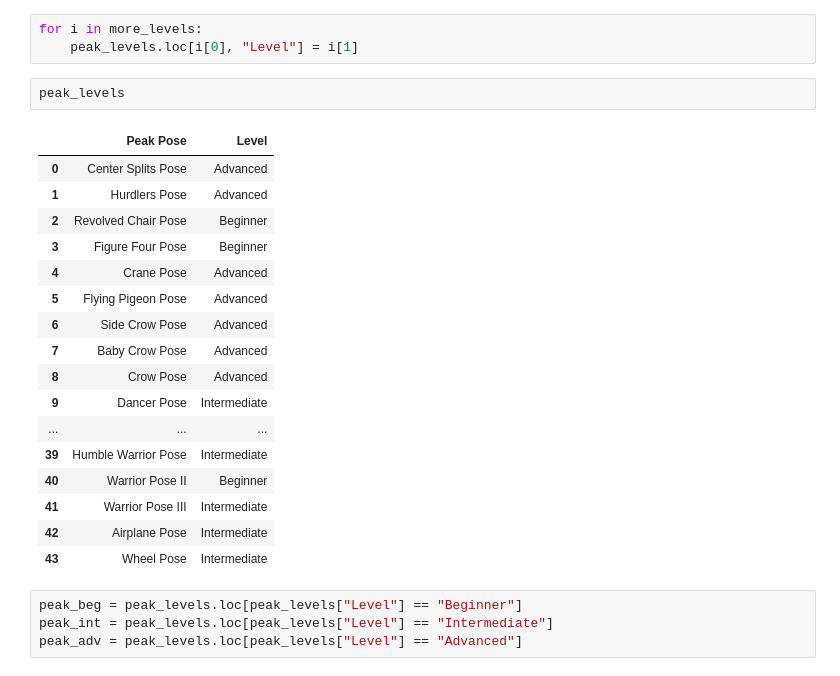
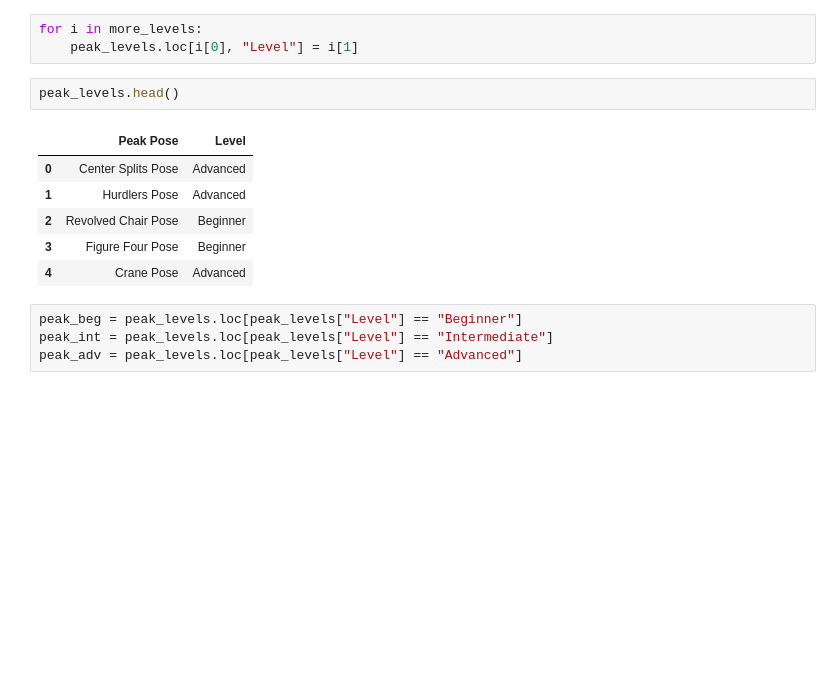
Before and after one commit to anterra/project-5, a Jupyter notebook: second_nb.ipynb, the cells around one changed output. Drawn from its saved outputs; the diff is of its cells as text; blank space fills up the shorter version.

```diff
--- a/second_nb.ipynb
+++ b/second_nb.ipynb
@@ -518,25 +514,14 @@ more_levels = [([1], "Advanced"), ([3], "Beginner"), ([14], "Advanced"), ([21],
 for i in more_levels:
     peak_levels.loc[i[0], "Level"] = i[1]
 # %%
-peak_levels
+peak_levels.head()
 # %% [output]
 |  | Peak Pose | Level |
 | 0 | Center Splits Pose | Advanced |
 | 1 | Hurdlers Pose | Advanced |
 | 2 | Revolved Chair Pose | Beginner |
 | 3 | Figure Four Pose | Beginner |
 | 4 | Crane Pose | Advanced |
-| 5 | Flying Pigeon Pose | Advanced |
-| 6 | Side Crow Pose | Advanced |
-| 7 | Baby Crow Pose | Advanced |
-| 8 | Crow Pose | Advanced |
-| 9 | Dancer Pose | Intermediate |
-| ... | ... | ... |
-| 39 | Humble Warrior Pose | Intermediate |
-| 40 | Warrior Pose II | Beginner |
-| 41 | Warrior Pose III | Intermediate |
-| 42 | Airplane Pose | Intermediate |
-| 43 | Wheel Pose | Intermediate |
 # %%
 peak_beg = peak_levels.loc[peak_levels["Level"] == "Beginner"]
 peak_int = peak_levels.loc[peak_levels["Level"] == "Intermediate"]
```
Also changed, not shown: parts of 15 cells of this notebook, 15 other files.
